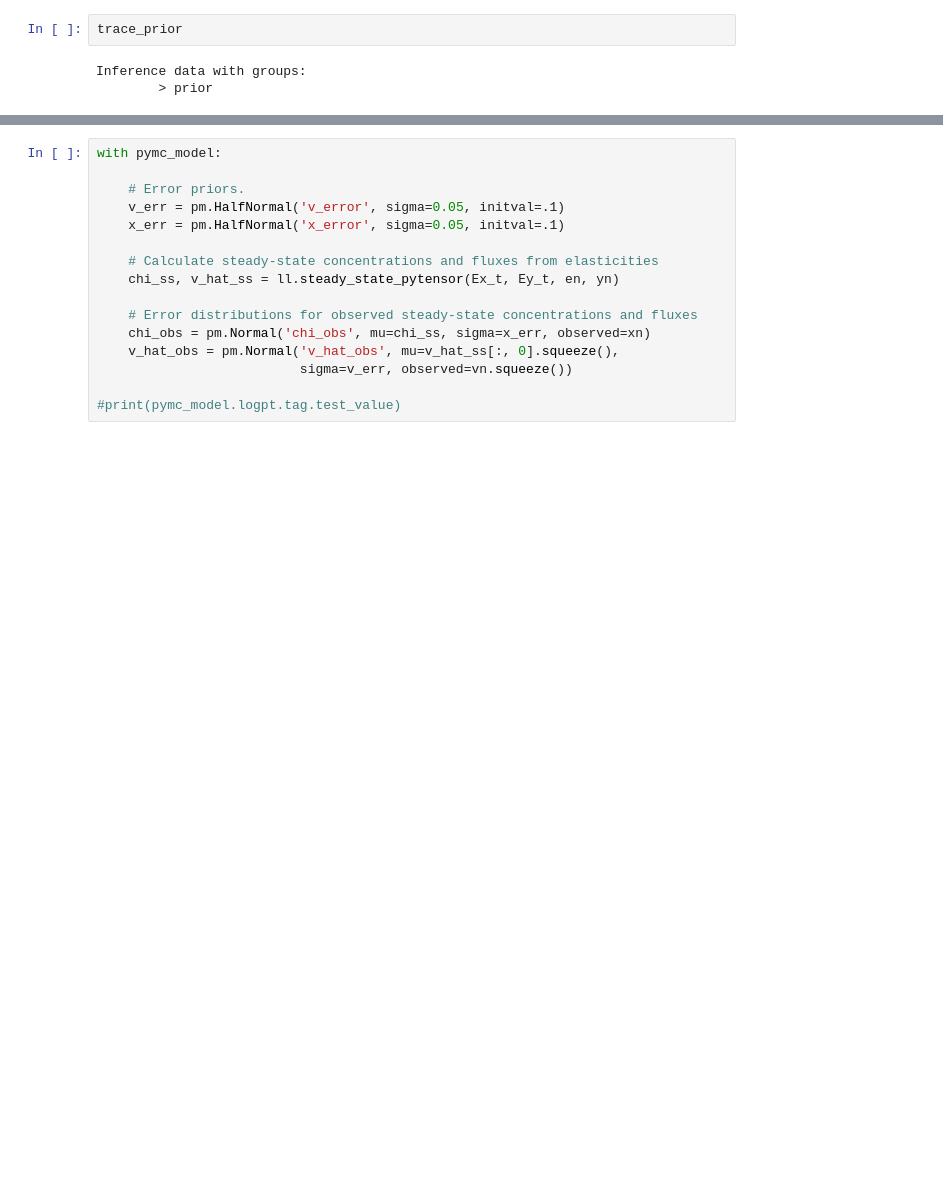
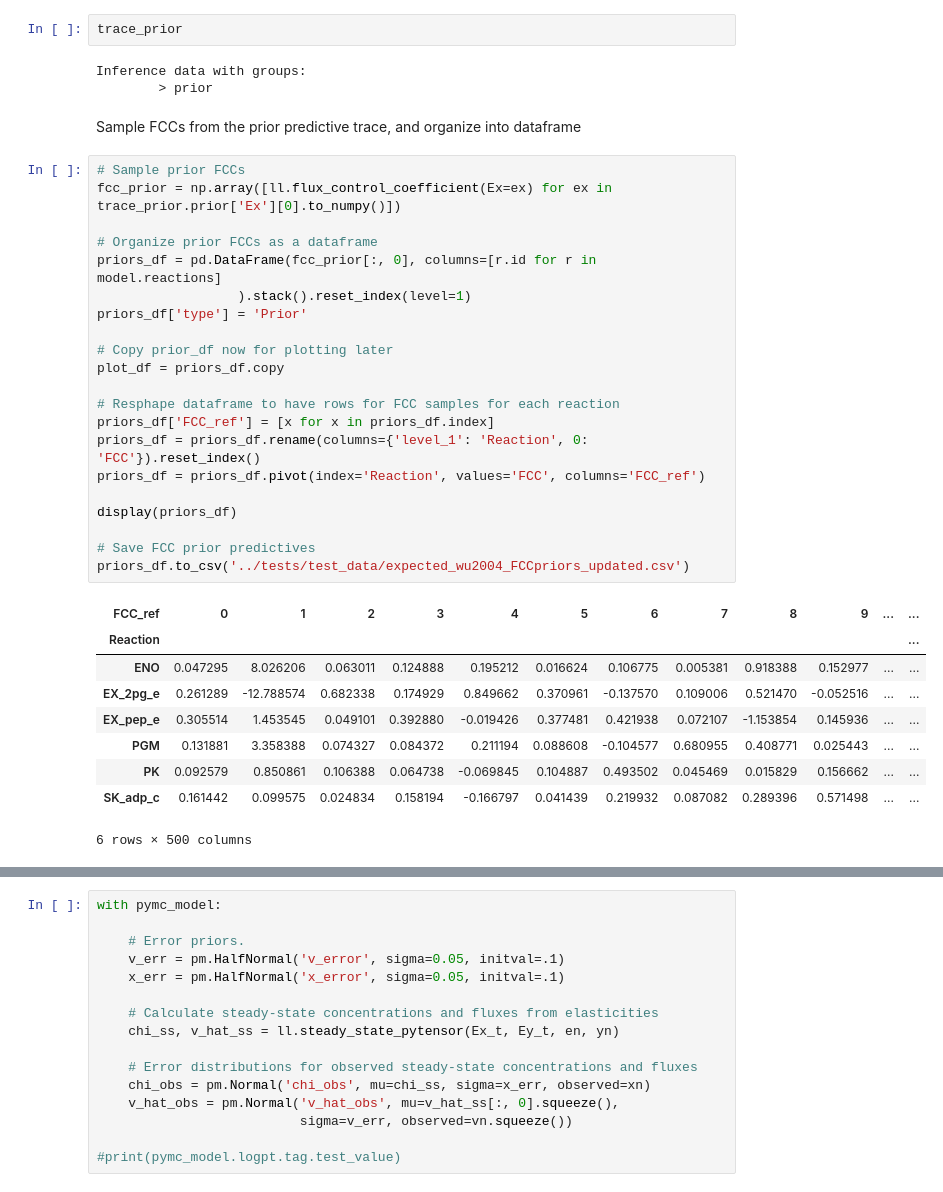
Before and after one commit to pnnl-predictive-phenomics/emll, a Jupyter notebook: notebooks/wu2004.ipynb, the cells around one changed output, grey strips where cells are left out. Drawn from its saved outputs; the diff is of its cells as text; blank space fills up the shorter version.

```diff
--- a/notebooks/wu2004.ipynb
+++ b/notebooks/wu2004.ipynb
@@ -269,3 +277,36 @@ trace_prior
 # %% [output]
 Inference data with groups:
         > prior
+# %% [markdown]
+Sample FCCs from the prior predictive trace, and organize into dataframe
+# %%
+# Sample prior FCCs
+fcc_prior = np.array([ll.flux_control_coefficient(Ex=ex) for ex in trace_prior.prior['Ex'][0].to_numpy()])
+
+# Organize prior FCCs as a dataframe
+priors_df = pd.DataFrame(fcc_prior[:, 0], columns=[r.id for r in model.reactions]
+                  ).stack().reset_index(level=1)
+priors_df['type'] = 'Prior'
+
+# Copy prior_df now for plotting later
+plot_df = priors_df.copy
+
+# Resphape dataframe to have rows for FCC samples for each reaction
+priors_df['FCC_ref'] = [x for x in priors_df.index]
+priors_df = priors_df.rename(columns={'level_1': 'Reaction', 0: 'FCC'}).reset_index()
+priors_df = priors_df.pivot(index='Reaction', values='FCC', columns='FCC_ref')
+
+display(priors_df)
+
+# Save FCC prior predictives
+priors_df.to_csv('../tests/test_data/expected_wu2004_FCCpriors_updated.csv')
+# %% [output]
+| FCC_ref | 0 | 1 | 2 | 3 | 4 | 5 | 6 | 7 | 8 | 9 | ... | ... |
+| Reaction |  |  |  |  |  |  |  |  |  |  |  | ... |
+| ENO | 0.047295 | 8.026206 | 0.063011 | 0.124888 | 0.195212 | 0.016624 | 0.106775 | 0.005381 | 0.918388 | 0.152977 | ... | ... |
+| EX_2pg_e | 0.261289 | -12.788574 | 0.682338 | 0.174929 | 0.849662 | 0.370961 | -0.137570 | 0.109006 | 0.521470 | -0.052516 | ... | ... |
+| EX_pep_e | 0.305514 | 1.453545 | 0.049101 | 0.392880 | -0.019426 | 0.377481 | 0.421938 | 0.072107 | -1.153854 | 0.145936 | ... | ... |
+| PGM | 0.131881 | 3.358388 | 0.074327 | 0.084372 | 0.211194 | 0.088608 | -0.104577 | 0.680955 | 0.408771 | 0.025443 | ... | ... |
+| PK | 0.092579 | 0.850861 | 0.106388 | 0.064738 | -0.069845 | 0.104887 | 0.493502 | 0.045469 | 0.015829 | 0.156662 | ... | ... |
+| SK_adp_c | 0.161442 | 0.099575 | 0.024834 | 0.158194 | -0.166797 | 0.041439 | 0.219932 | 0.087082 | 0.289396 | 0.571498 | ... | ... |
+6 rows × 500 columns
```
Also changed, not shown: parts of 9 cells of this notebook, 3 other files.
